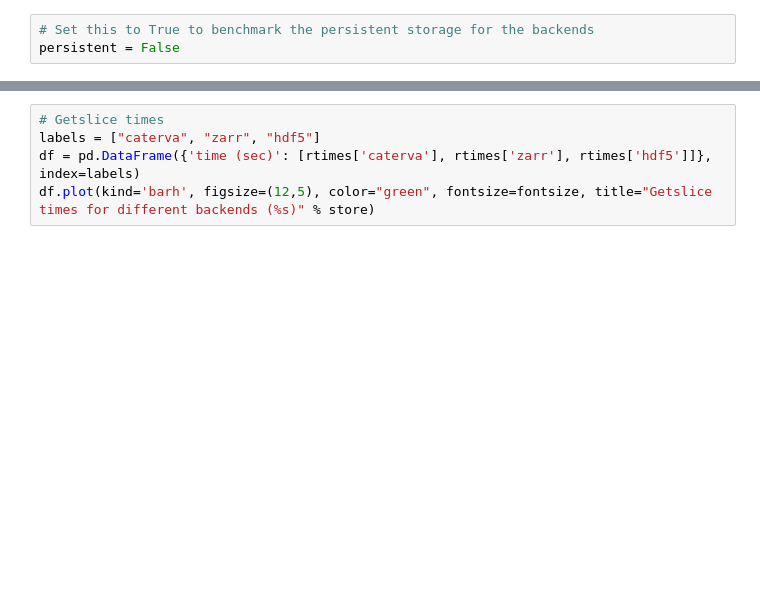
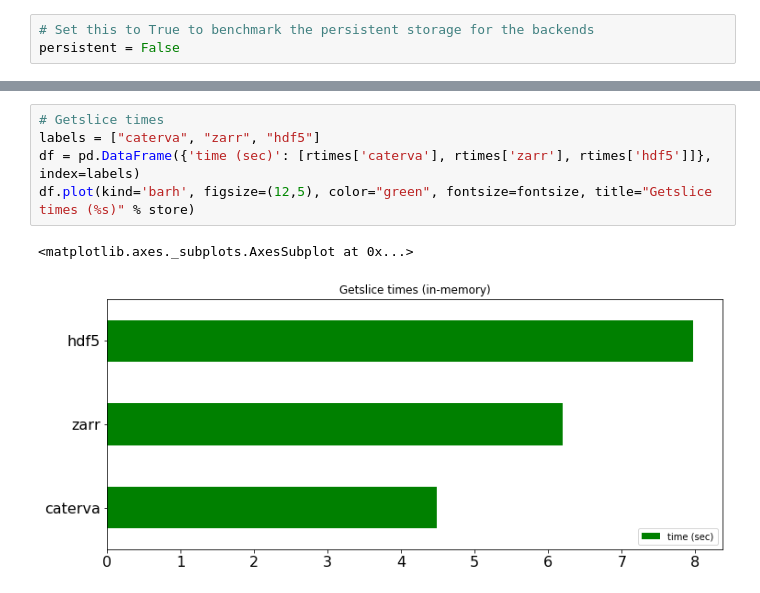
Before and after one commit to Blosc/python-caterva, a Jupyter notebook: notebooks/compare_getslice.ipynb, the cells around one changed output, grey strips where cells are left out. Cells and saved outputs as stored; diff of their text form; blank space fills up the shorter version.

```diff
--- a/notebooks/compare_getslice.ipynb
+++ b/notebooks/compare_getslice.ipynb
@@ -137,5 +199,8 @@ df.plot(kind='barh', figsize=(12,5), color=None, fontsize=fontsize, title="Creat
 # %%
 # Getslice times
 labels = ["caterva", "zarr", "hdf5"]
 df = pd.DataFrame({'time (sec)': [rtimes['caterva'], rtimes['zarr'], rtimes['hdf5']]}, index=labels)
-df.plot(kind='barh', figsize=(12,5), color="green", fontsize=fontsize, title="Getslice times for different backends (%s)" % store)
+df.plot(kind='barh', figsize=(12,5), color="green", fontsize=fontsize, title="Getslice times (%s)" % store)
+# %% [output]
+<matplotlib.axes._subplots.AxesSubplot at 0x...>
+[figure, added]
```
Also changed, not shown: parts of 16 cells of this notebook, 1 other file.
